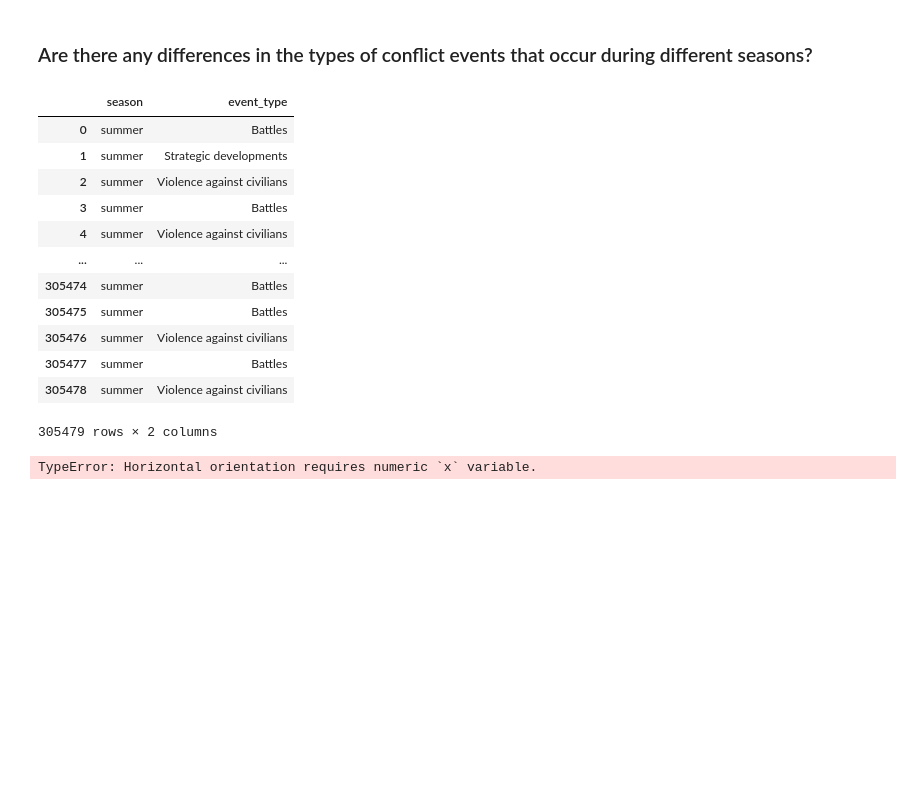
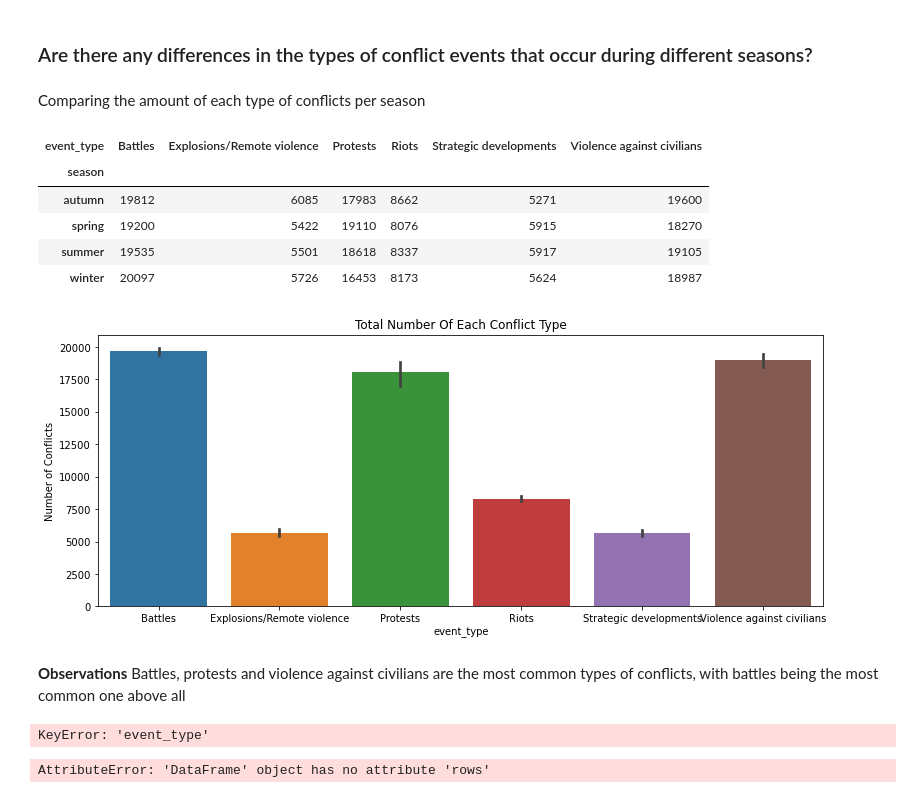
Before and after one commit to Stoichiometrical/ACLED-Data-Analysis, a Jupyter notebook: acled.ipynb, the cells around one changed output. Saved outputs shown, nothing was run; the diff lists cells and outputs as text; code cells hidden in the pictures; blank space fills up the shorter version.

```diff
--- a/acled.ipynb
+++ b/acled.ipynb
@@ -512,24 +512,35 @@ else :
     print("Fail to reject the null hypothesis.There is insignificant evidence to support that there is a seasonal pattern in the  frequency of conflict events")
 # %% [markdown]
 ### Are there any differences in the types of conflict events that occur during different seasons?
+# %% [markdown]
+Comparing the amount of each type of conflicts per season
 # %%
-conflict_season = df[["season","event_type"]]
-conflict_season
+cs = pd.crosstab(df["season"],df["event_type"])
+cs
 # %% [output]
-|  | season | event_type |
-| 0 | summer | Battles |
-| 1 | summer | Strategic developments |
-| 2 | summer | Violence against civilians |
-| 3 | summer | Battles |
-| 4 | summer | Violence against civilians |
-| ... | ... | ... |
-| 305474 | summer | Battles |
-| 305475 | summer | Battles |
-| 305476 | summer | Violence against civilians |
-| 305477 | summer | Battles |
-| 305478 | summer | Violence against civilians |
+| event_type | Battles | Explosions/Remote violence | Protests | Riots | Strategic developments | Violence against civilians |
+| season |  |  |  |  |  |  |
+| autumn | 19812 | 6085 | 17983 | 8662 | 5271 | 19600 |
+| spring | 19200 | 5422 | 19110 | 8076 | 5915 | 18270 |
+| summer | 19535 | 5501 | 18618 | 8337 | 5917 | 19105 |
+| winter | 20097 | 5726 | 16453 | 8173 | 5624 | 18987 |
-305479 rows × 2 columns
-# %%
-sb.barplot(data=conflict_season,x="season");
-# %% [output]
-TypeError: Horizontal orientation requires numeric `x` variable.
+# %%
+#plot the most common conflict types
+plt.figure(figsize=(13,5))
+sb.barplot(data=cs)
+plt.ylabel("Number of Conflicts")
+plt.title("Total Number Of Each Conflict Type");
+# %% [output]
+[figure, added]
+# %% [markdown]
+**Observations**
+Battles, protests and violence against civilians are the most common types of conflicts, with battles being the most common one above all
+# %%
+grid = sb.FacetGrid(cs,row="event_type",col="season")
+grid.map(sb.barplot,"event_type","season")
+# %% [output]
+KeyError: 'event_type'
+# %%
+cs.rows
+# %% [output]
+AttributeError: 'DataFrame' object has no attribute 'rows'
```
Also changed, not shown: parts of 4 cells of this notebook, 1 other file.
